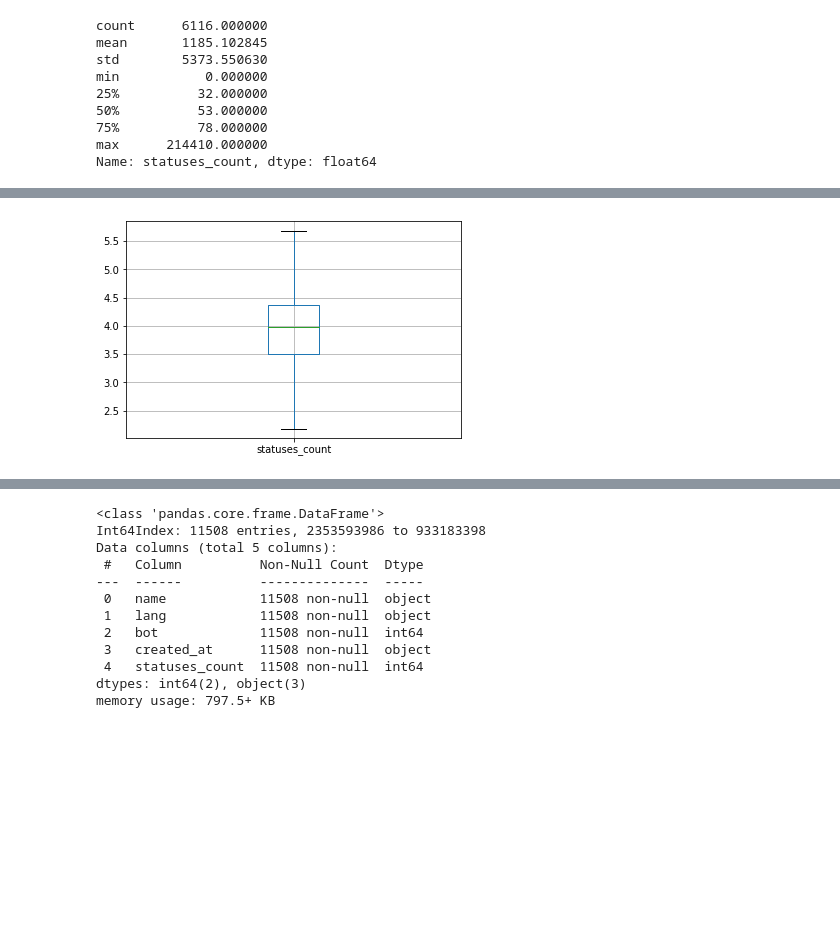
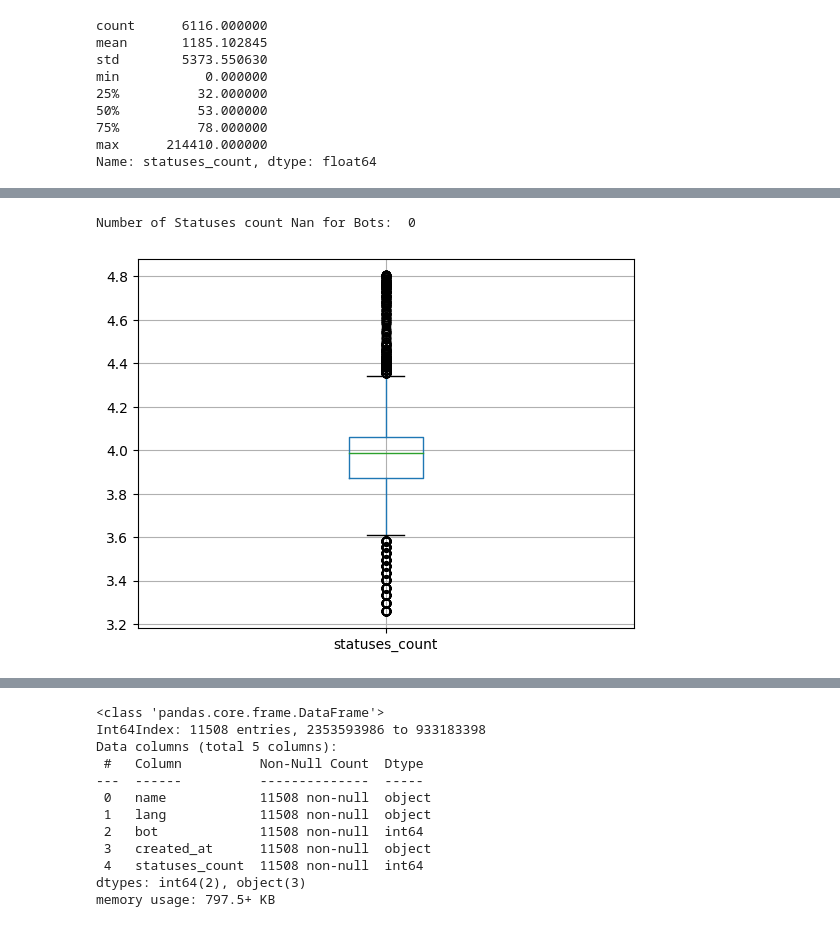
Before and after one commit to Andrew-Wyn/Data_Mining_22_23, a Jupyter notebook: DataUnderstanding.ipynb, the cells around one changed output, grey strips where cells are left out. Cells and saved outputs as stored; diff of their text form; code cells hidden in the pictures; blank space fills up the shorter version.

```diff
--- a/DataUnderstanding.ipynb
+++ b/DataUnderstanding.ipynb
@@ -297,9 +302,8 @@ plt.show()
 # remove Nan element
 print("Number of Statuses count Nan for Non Bots: ", np.sum(null_statuses_count_nobot_ids))
 
-median = np.floor(log_feature_nobot.median())
+median = np.floor(nobot_users.statuses_count[~null_statuses_count_nobot_ids].median())
 
-nobot_users.loc[~null_statuses_count_nobot_ids, "statuses_count"] = log_feature_nobot
 nobot_users.loc[null_statuses_count_nobot_ids, "statuses_count"] = median
 
 users.loc[users.bot==0, "statuses_count"] = nobot_users.statuses_count
@@ -373,14 +367,24 @@ plt.show()
+# %%
+print("Number of Statuses count Nan for Bots: ", np.sum(null_statuses_count_bot_ids))
+# %% [output]
+Number of Statuses count Nan for Bots:  0
 # %%
 # removing outliers
-IQR = log_feature_bot.quantile(0.75) - log_feature_bot.quantile(0.25)
-outlier_1 = log_feature_bot.quantile(0.75) + 1.5*IQR
-outlier_2 = log_feature_bot.quantile(0.25) - 1.5*IQR
+#IQR = log_feature_bot.quantile(0.75) - log_feature_bot.quantile(0.25)
+#outlier_1 = log_feature_bot.quantile(0.75) + 1.5*IQR
+#outlier_2 = log_feature_bot.quantile(0.25) - 1.5*IQR
 
-log_feature_bot[log_feature_bot > outlier_1] = outlier_1
-log_feature_bot[log_feature_bot < outlier_2] = outlier_2
+outlier_1 = log_feature_bot.quantile(0.80)
+outlier_2 = log_feature_bot.quantile(0.20)
+
+log_feature_bot[log_feature_bot > outlier_1] = np.nan
+log_feature_bot[log_feature_bot < outlier_2] = np.nan
+
+median = log_feature_bot[~log_feature_bot.isna()].median()
+log_feature_bot[log_feature_bot.isna()] = median
 
 pd.DataFrame(log_feature_bot).boxplot()
 plt.show()
 # %% [output]
-[figure, old version]
+[figure, new version]
 # %%
```
Also changed, not shown: parts of 17 cells of this notebook, 1 other file.
